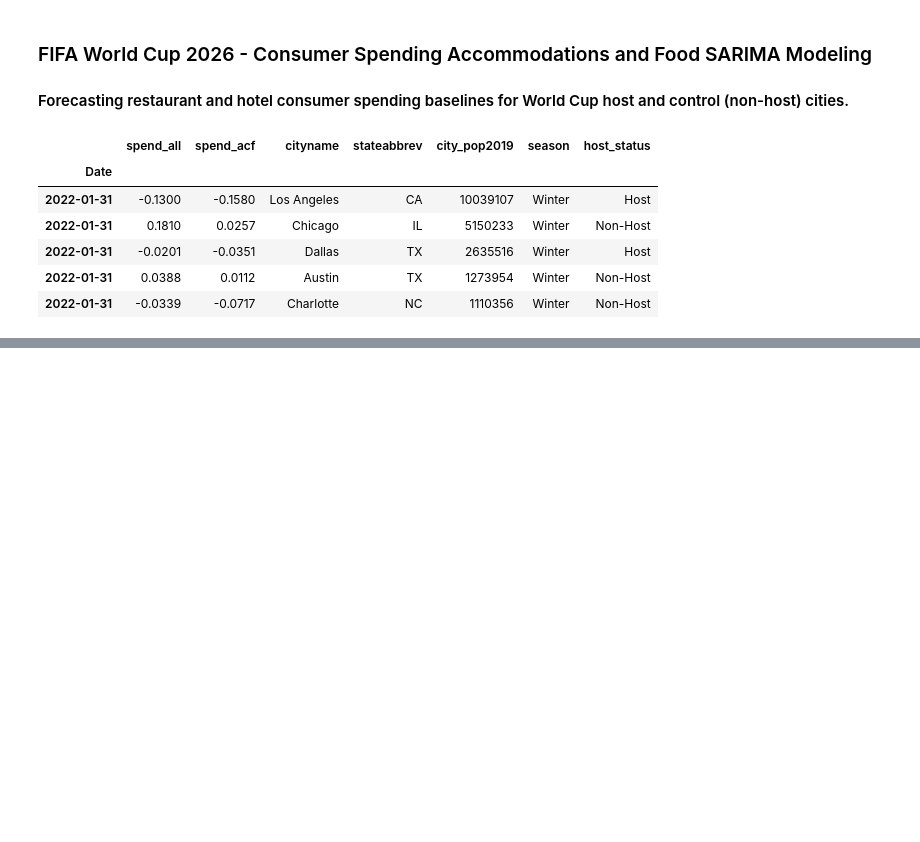
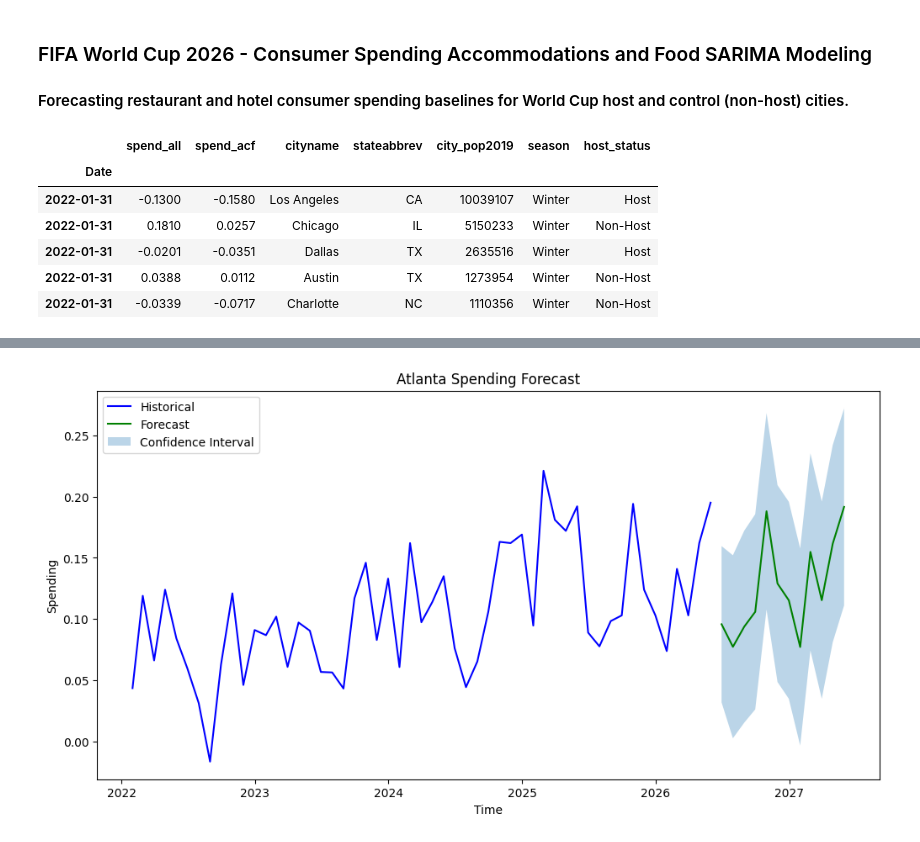
Before and after one commit to roshanshah570/worldcup-spending-forecast, a Jupyter notebook: notebooks/02_modeling.ipynb, the cells around one changed output, grey strips where cells are left out. Drawn from its saved outputs; the diff is of its cells as text; code cells hidden in the pictures; blank space fills up the shorter version.

Commit message:
Testing pipeline using atlanta

```diff
--- a/notebooks/02_modeling.ipynb
+++ b/notebooks/02_modeling.ipynb
@@ -27,0 +77,6 @@ df.head()
+# %%
+# Generate forecasts for the next 12 months
+forecast = model_fit.get_forecast(steps=12)
+forecast_mean = forecast.predicted_mean
+forecast_ci = forecast.conf_int()
+print(forecast_mean)
@@ -27,0 +97,20 @@ df.head()
+# %%
+# Plotting Atlanta's forecasted spending trends
+
+plt.figure(figsize=(12, 6))
+plt.plot(atl_spending, label='Historical', color='blue')
+plt.plot(forecast_mean, label='Forecast', color='green')
+plt.fill_between(forecast_ci.index,
+                 forecast_ci['lower spend_acf'],
+                 forecast_ci['upper spend_acf'],
+                 alpha=0.3,
+                 label='Confidence Interval')
+plt.title("Atlanta Spending Forecast")
+plt.xlabel("Time")
+plt.ylabel("Spending")
+plt.legend()
+plt.savefig('../outputs/figures/atlanta_forecast.png', bbox_inches='tight', dpi=150)
+plt.show()
+plt.close()
+# %% [output]
+[figure, added]
```
Also changed, not shown: parts of 2 cells of this notebook, 4 other files.
